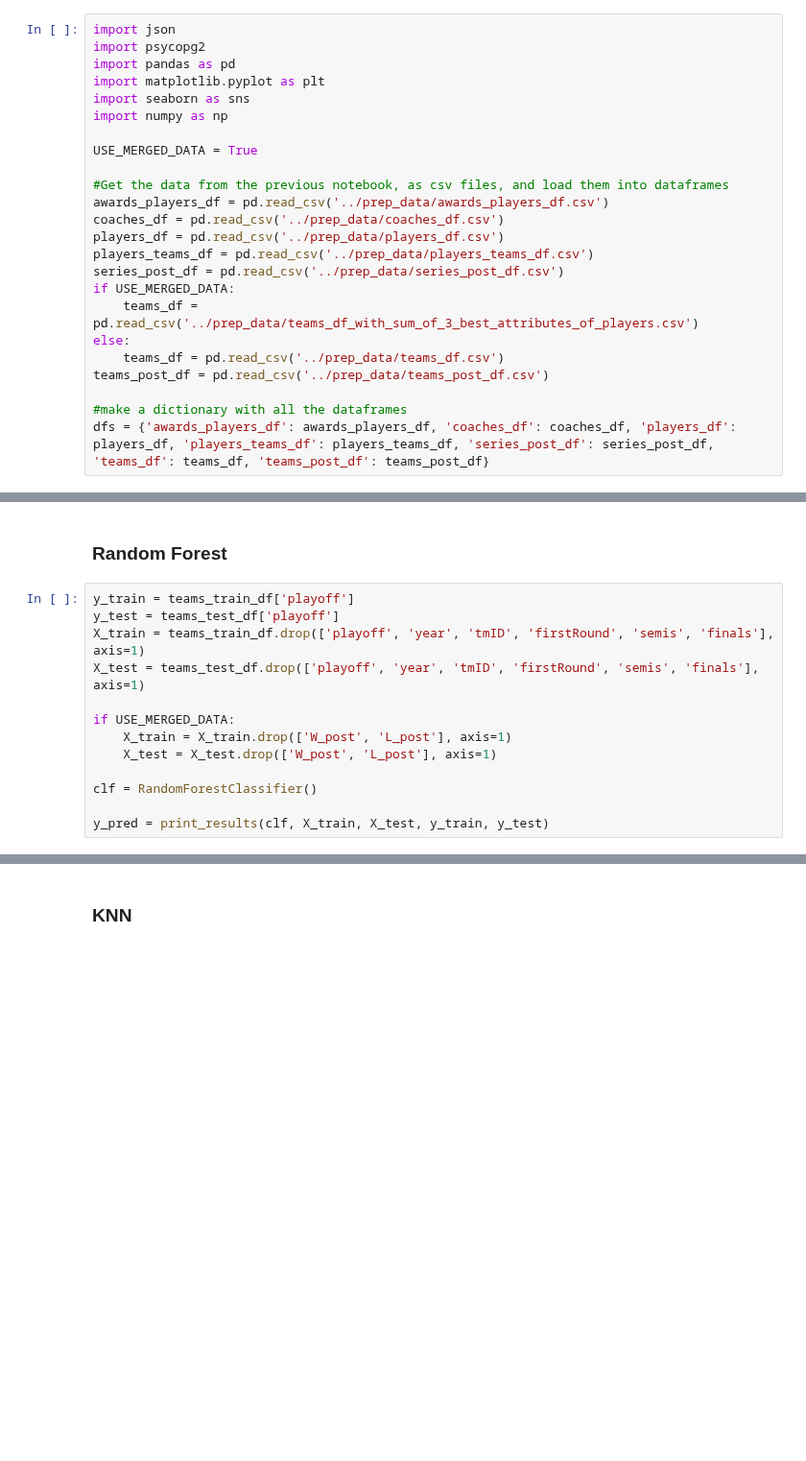
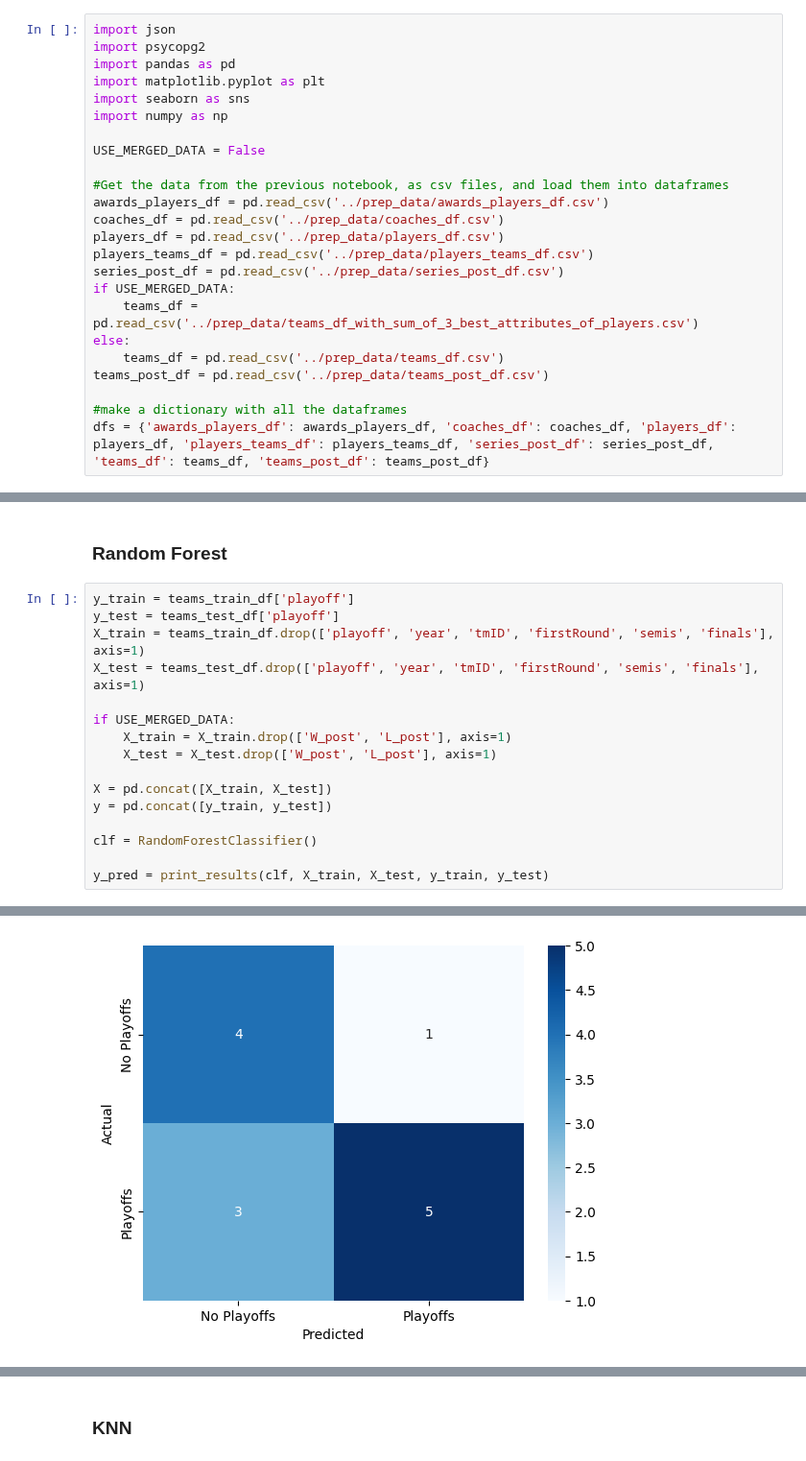
Before and after one commit to jogp10/WnbaPlayoffsPredicting, a Jupyter notebook: notebooks/modelling.ipynb, the cells around one changed output, grey strips where cells are left out. Shown at 96% size. Drawn from its saved outputs; the diff is of its cells as text; blank space fills up the shorter version.

```diff
--- a/notebooks/modelling.ipynb
+++ b/notebooks/modelling.ipynb
@@ -10,7 +10,7 @@ import matplotlib.pyplot as plt
 import seaborn as sns
 import numpy as np
 
-USE_MERGED_DATA = True
+USE_MERGED_DATA = False
 
 #Get the data from the previous notebook, as csv files, and load them into dataframes
 awards_players_df = pd.read_csv('../prep_data/awards_players_df.csv')
@@ -113,6 +164,10 @@ if USE_MERGED_DATA:
     X_train = X_train.drop(['W_post', 'L_post'], axis=1)
     X_test = X_test.drop(['W_post', 'L_post'], axis=1)
 
+X = pd.concat([X_train, X_test])
+y = pd.concat([y_train, y_test])
+
 clf = RandomForestClassifier()
 
 y_pred = print_results(clf, X_train, X_test, y_train, y_test)
+# %% [output]
@@ -118,0 +175 @@ y_pred = print_results(clf, X_train, X_test, y_train, y_test)
+[figure, added]
```
Also changed, not shown: parts of 14 cells of this notebook.
